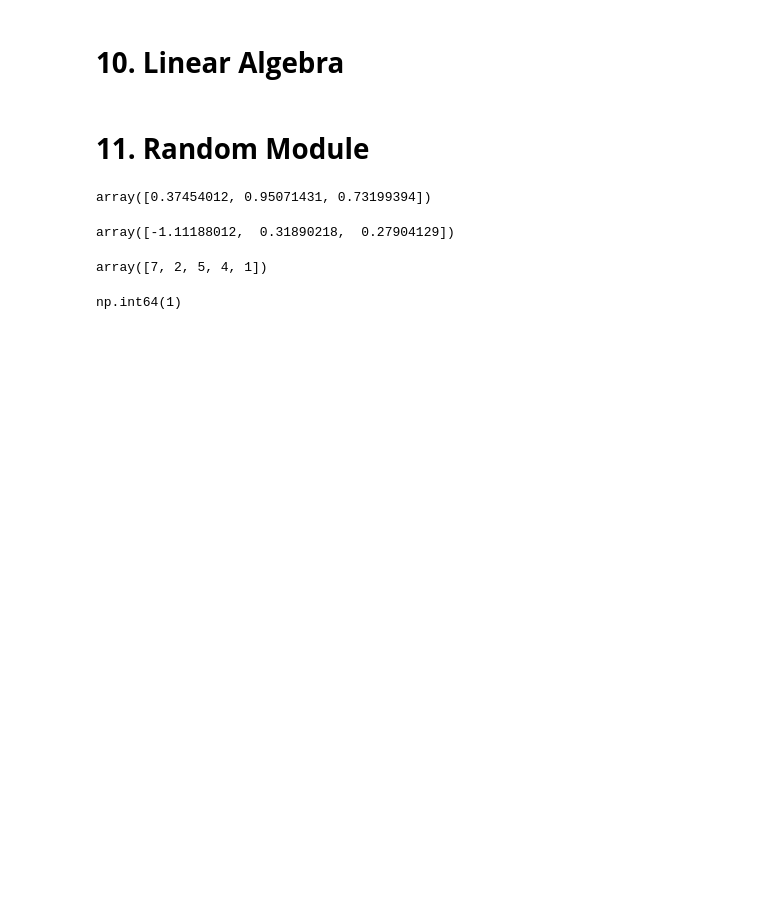
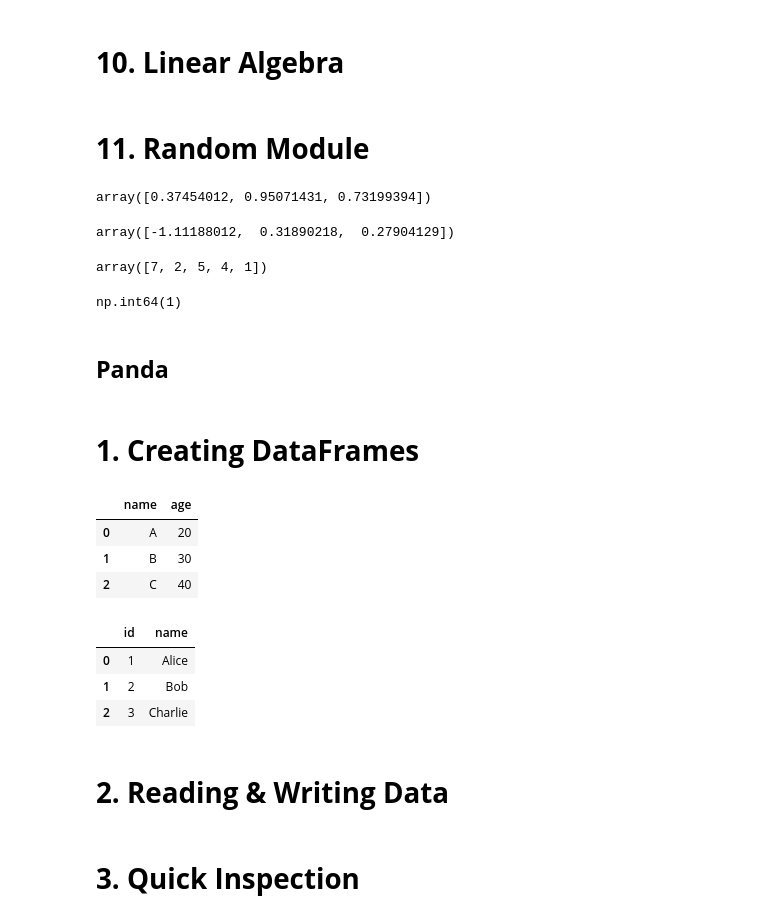
Before and after one commit to pxs1990/Data_Science_projects, a Jupyter notebook: ds_python.ipynb, the cells around one changed output. Drawn from its saved outputs; the diff is of its cells as text; code cells hidden in the pictures; blank space fills up the shorter version.

```diff
--- a/ds_python.ipynb
+++ b/ds_python.ipynb
@@ -232,3 +232,37 @@ arr=np.arange(10)
 np.random.choice(arr)
 # %% [output]
 np.int64(1)
+# %% [markdown]
+## **Panda**
+# %% [markdown]
+# **1. Creating  DataFrames**
+# %%
+import pandas as pd
+
+df = pd.DataFrame({
+    "name": ["A", "B", "C"],
+    "age": [20, 30, 40]
+})
+df
+# %% [output]
+|  | name | age |
+| 0 | A | 20 |
+| 1 | B | 30 |
+| 2 | C | 40 |
+# %%
+# from list of iterables
+data = [
+    [1, "Alice"],
+    [2, "Bob"],
+    [3, "Charlie"]
+]
+
+df = pd.DataFrame(data, columns=["id", "name"])
+df
+# %% [output]
+|  | id | name |
+| 0 | 1 | Alice |
+| 1 | 2 | Bob |
+| 2 | 3 | Charlie |
+# %% [markdown]
+# **2. Reading & Writing Data**
@@ -234,0 +295,2 @@ np.int64(1)
+# %% [markdown]
+# **3. Quick Inspection**
```
Also changed, not shown: parts of 34 cells of this notebook.
